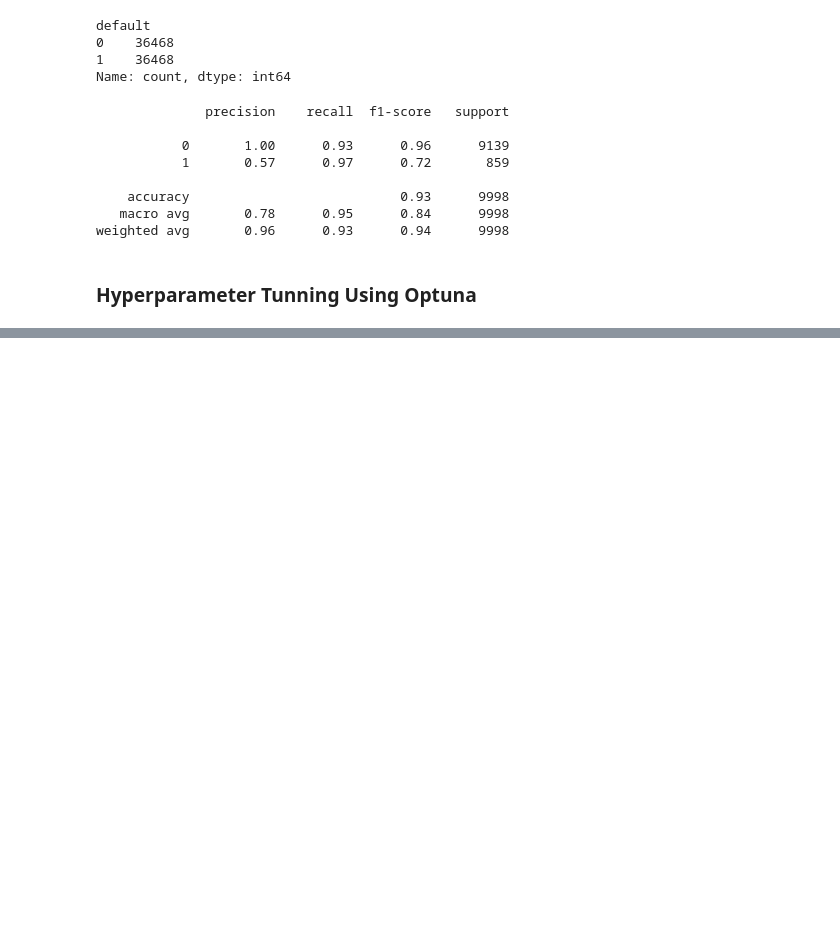
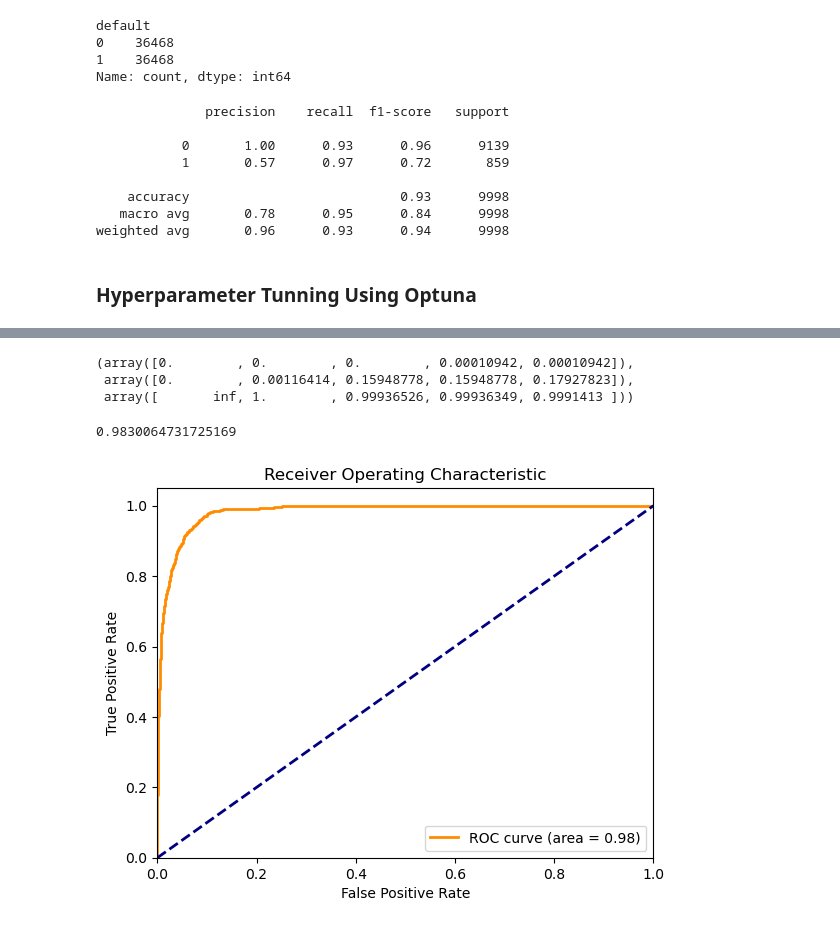
Before and after one commit to HanadIsmail/Credit-Risk-Modeling, a Jupyter notebook: Untitled.ipynb, the cells around one changed output, grey strips where cells are left out. Drawn from its saved outputs; the diff is of its cells as text; code cells hidden in the pictures; blank space fills up the shorter version.

```diff
--- a/Untitled.ipynb
+++ b/Untitled.ipynb
@@ -1102,0 +1090,16 @@ dtype: object
+# %%
+print('Best trial:')
+trial = study_logistic.best_trial
+print('  F1-score: {}'.format(trial.value))
+print('  Params: ')
+for key, value in trial.params.items():
+    print('    {}: {}'.format(key, value))
+
+best_model_logistic = LogisticRegression(**study_logistic.best_params)
+best_model_logistic.fit(X_train_smt, y_train_smt)
+
+# Evaluate on the test set
+y_pred = best_model_logistic.predict(X_test_encoded)
+
+report = classification_report(y_test, y_pred)
+print(report)
@@ -1102,0 +1226,32 @@ dtype: object
+# %%
+from sklearn.metrics import roc_curve
+
+
+probabilities = best_model_logistic.predict_proba(X_test_encoded)[:,1]
+fpr, tpr, thresholds = roc_curve(y_test, probabilities)
+
+fpr[:5], tpr[:5], thresholds[:5]
+# %% [output]
+(array([0.        , 0.        , 0.        , 0.00010942, 0.00010942]),
+ array([0.        , 0.00116414, 0.15948778, 0.15948778, 0.17927823]),
+ array([       inf, 1.        , 0.99936526, 0.99936349, 0.9991413 ]))
+# %%
+from sklearn.metrics import auc
+
+area = auc(fpr, tpr)
+area
+# %% [output]
+0.9830064731725169
+# %%
+plt.figure()
+plt.plot(fpr, tpr, color='darkorange', lw=2, label='ROC curve (area = %0.2f)' % area)
+plt.plot([0, 1], [0, 1], color='navy', lw=2, linestyle='--')
+plt.xlim([0.0, 1.0])
+plt.ylim([0.0, 1.05])
+plt.xlabel('False Positive Rate')
+plt.ylabel('True Positive Rate')
+plt.title('Receiver Operating Characteristic')
+plt.legend(loc="lower right")
+plt.show()
+# %% [output]
+[figure, added]
```
Also changed, not shown: parts of 21 cells of this notebook.
